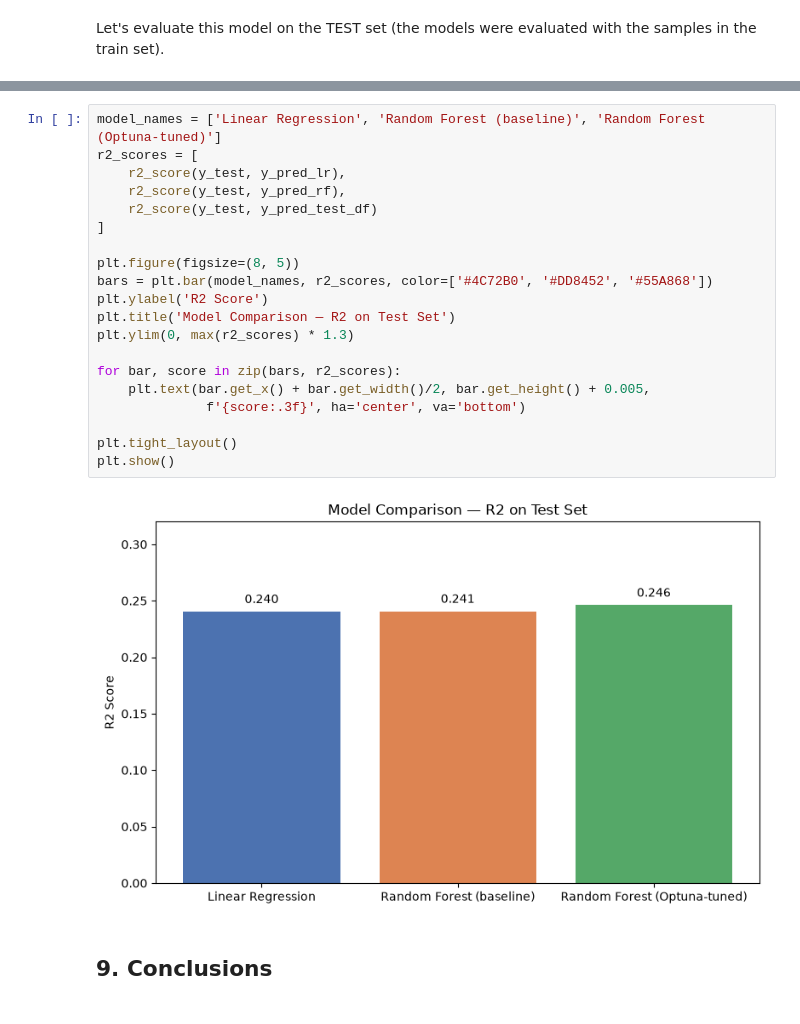
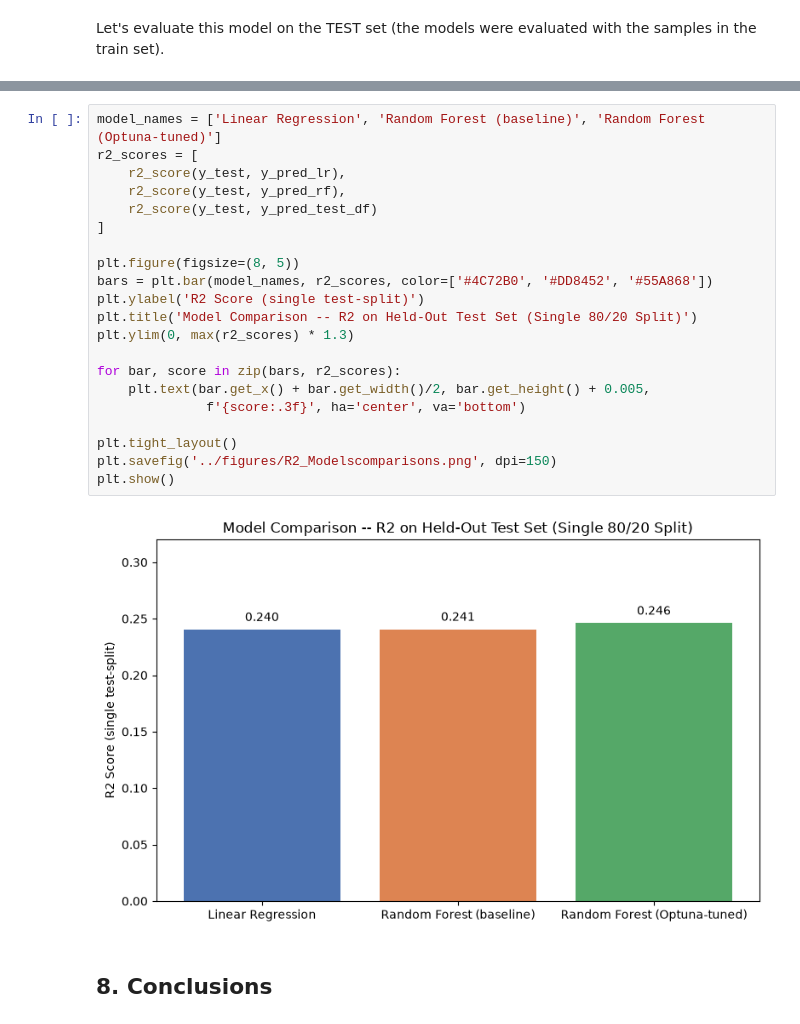
Before and after one commit to cadiyubu/Project_W7_CoffeeHealth, a Jupyter notebook: notebooks/model_building_diana.ipynb, the cells around one changed output, grey strips where cells are left out. Drawn from its saved outputs; the diff is of its cells as text.

```diff
--- a/notebooks/model_building_diana.ipynb
+++ b/notebooks/model_building_diana.ipynb
@@ -308,25 +321,26 @@ plt.show()
 # %%
 model_names = ['Linear Regression', 'Random Forest (baseline)', 'Random Forest (Optuna-tuned)']
 r2_scores = [
     r2_score(y_test, y_pred_lr),
     r2_score(y_test, y_pred_rf),
     r2_score(y_test, y_pred_test_df)
 ]
 
 plt.figure(figsize=(8, 5))
 bars = plt.bar(model_names, r2_scores, color=['#4C72B0', '#DD8452', '#55A868'])
-plt.ylabel('R2 Score')
-plt.title('Model Comparison — R2 on Test Set')
+plt.ylabel('R2 Score (single test-split)')
+plt.title('Model Comparison -- R2 on Held-Out Test Set (Single 80/20 Split)')
 plt.ylim(0, max(r2_scores) * 1.3)
 
 for bar, score in zip(bars, r2_scores):
     plt.text(bar.get_x() + bar.get_width()/2, bar.get_height() + 0.005,
               f'{score:.3f}', ha='center', va='bottom')
 
 plt.tight_layout()
+plt.savefig('../figures/R2_Modelscomparisons.png', dpi=150)
 plt.show()
 # %% [output]
-[figure, old version]
+[figure, new version]
 # %% [markdown]
-## 9. Conclusions
+## 8. Conclusions
 # %% [markdown]
```
Also changed, not shown: parts of 16 cells of this notebook, 17 other files.
